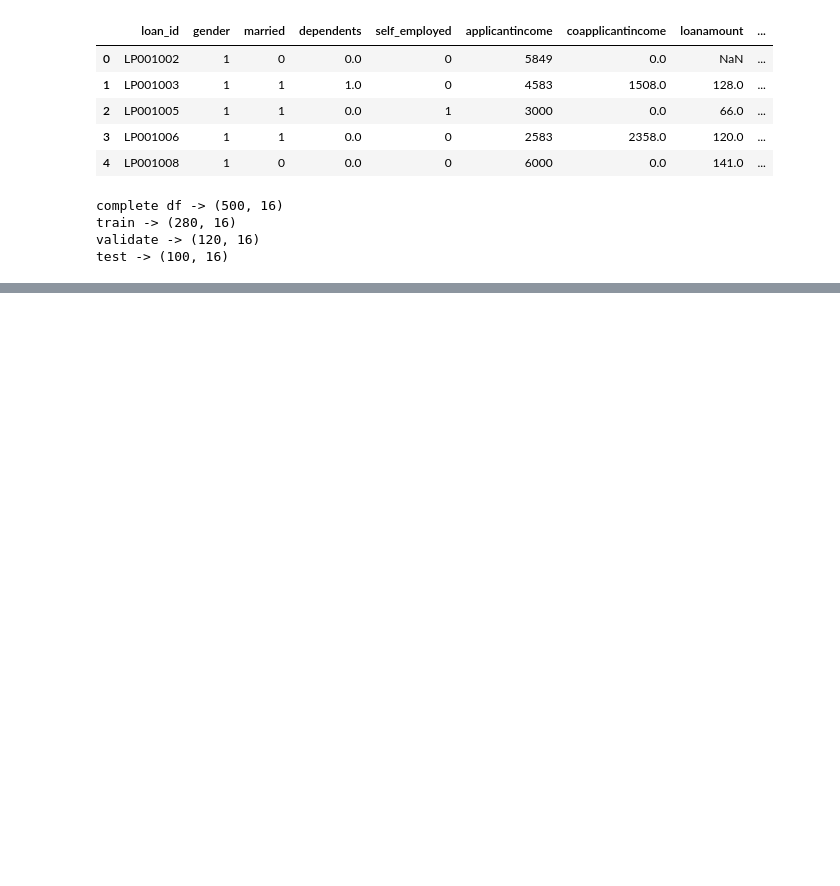
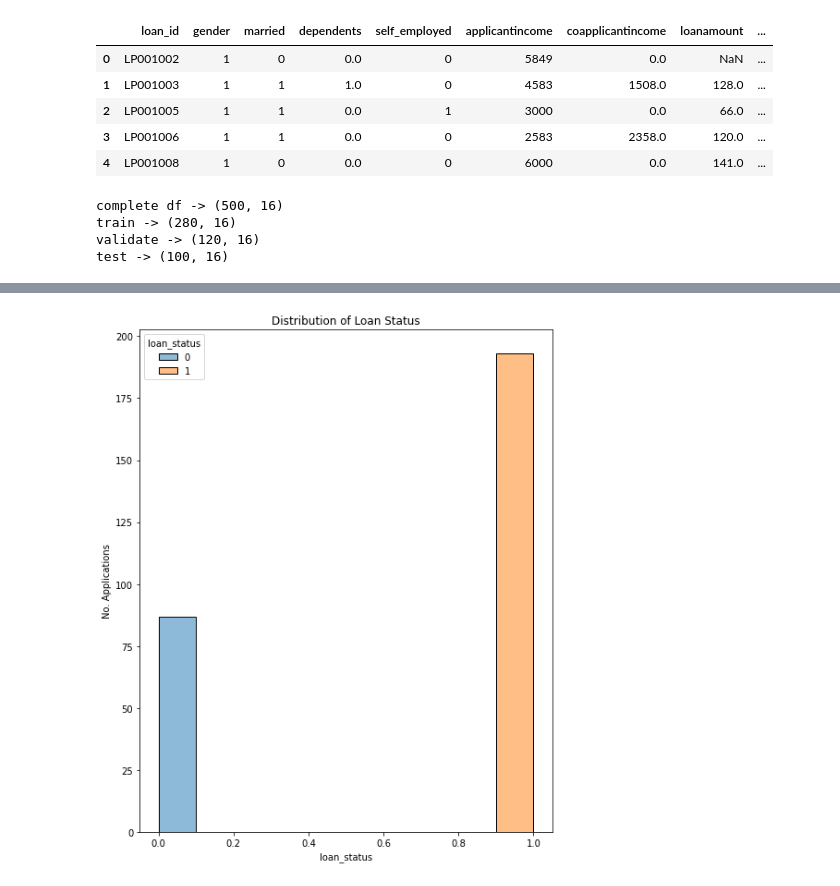
Before and after one commit to cindyvillanuevads/individual_project, a Jupyter notebook: loan_application_project.ipynb, the cells around one changed output, grey strips where cells are left out. Saved outputs shown, nothing was run; the diff lists cells and outputs as text; code cells hidden in the pictures; blank space fills up the shorter version.

```diff
--- a/loan_application_project.ipynb
+++ b/loan_application_project.ipynb
@@ -391,0 +438,13 @@ def impute_mode(train, validate, test):
+# %%
+plt.figure(figsize=(8, 10))
+sns.histplot(train,
+                 x=train['loan_status'],
+                 hue='loan_status',
+                 multiple='layer'
+                 )
+plt.title("Distribution of Loan Status")
+plt.xlabel('loan_status')
+plt.ylabel('No. Applications')
+plt.show()
+# %% [output]
+[figure, added]
```
Also changed, not shown: parts of 13 cells of this notebook.
